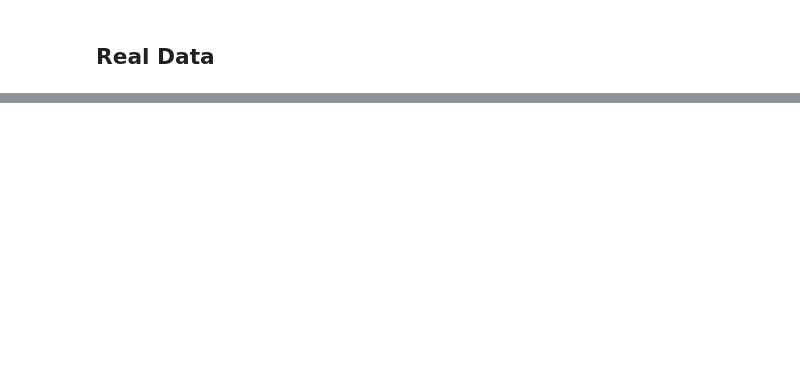
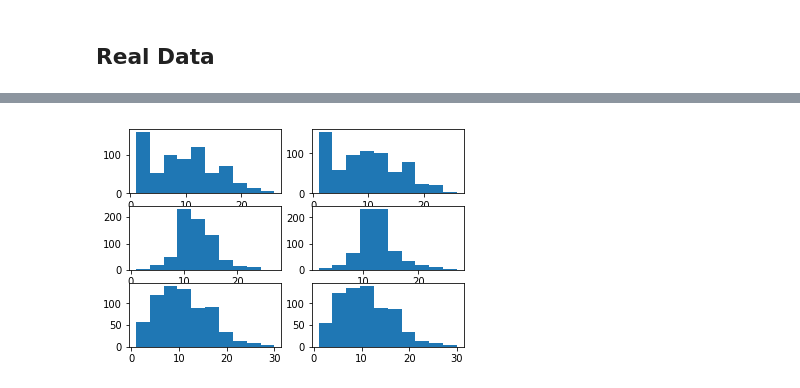
Before and after one commit to CUD2V/kungfauxpandas, a Jupyter notebook: sourcecode/python/notebooks/kfp_dork_test.ipynb, the cells around one changed output, grey strips where cells are left out. Cells and saved outputs as stored; diff of their text form; code cells hidden in the pictures; blank space fills up the shorter version.

```diff
--- a/sourcecode/python/notebooks/kfp_dork_test.ipynb
+++ b/sourcecode/python/notebooks/kfp_dork_test.ipynb
@@ -428,0 +394,8 @@ class BaseException(object)
+# %%
+for thiscol in enumerate(colz[3:]):
+    plt.subplot(numrows,2,2*thiscol[0]+1)
+    plt.hist(df[thiscol[1]])
+    plt.subplot(numrows,2,2*thiscol[0]+2)
+    plt.hist(faux_df[thiscol[1]])
+# %% [output]
+[figure, added]
```
Also changed, not shown: parts of 41 cells of this notebook, 4 other files.
